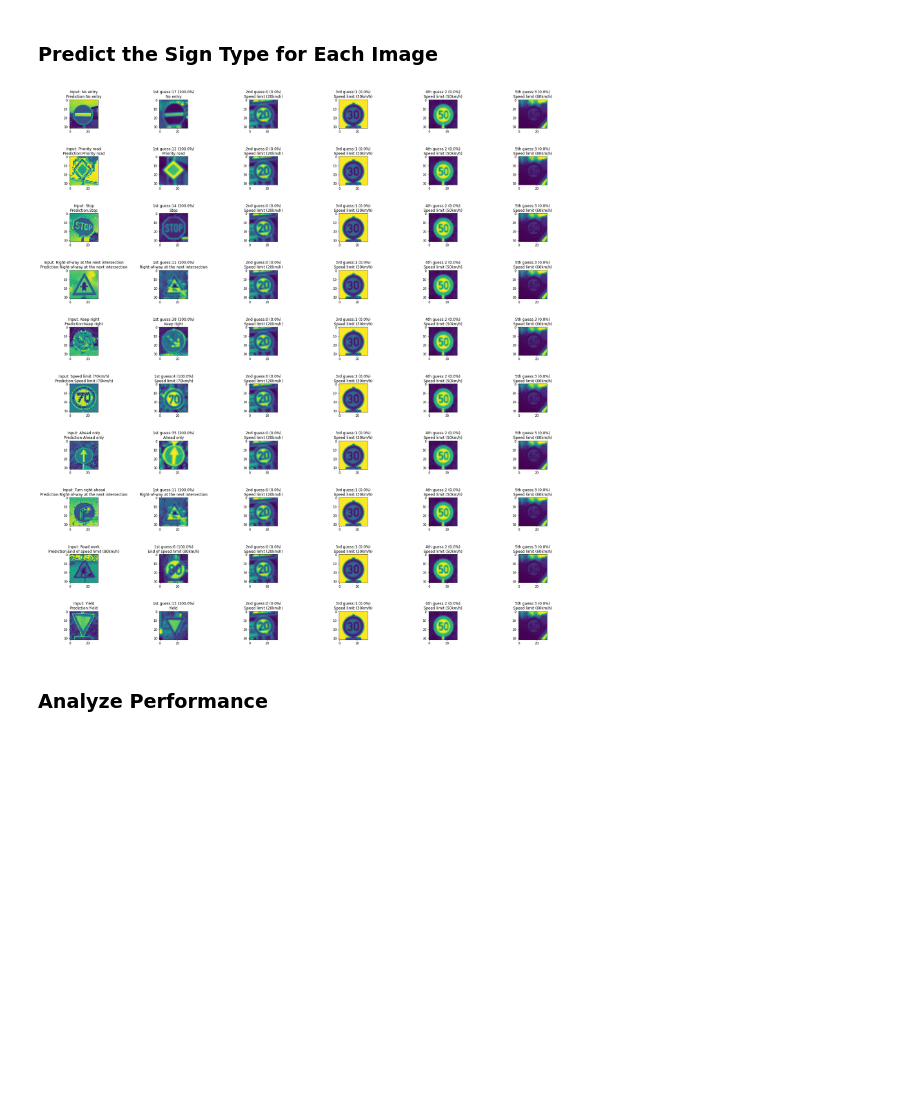
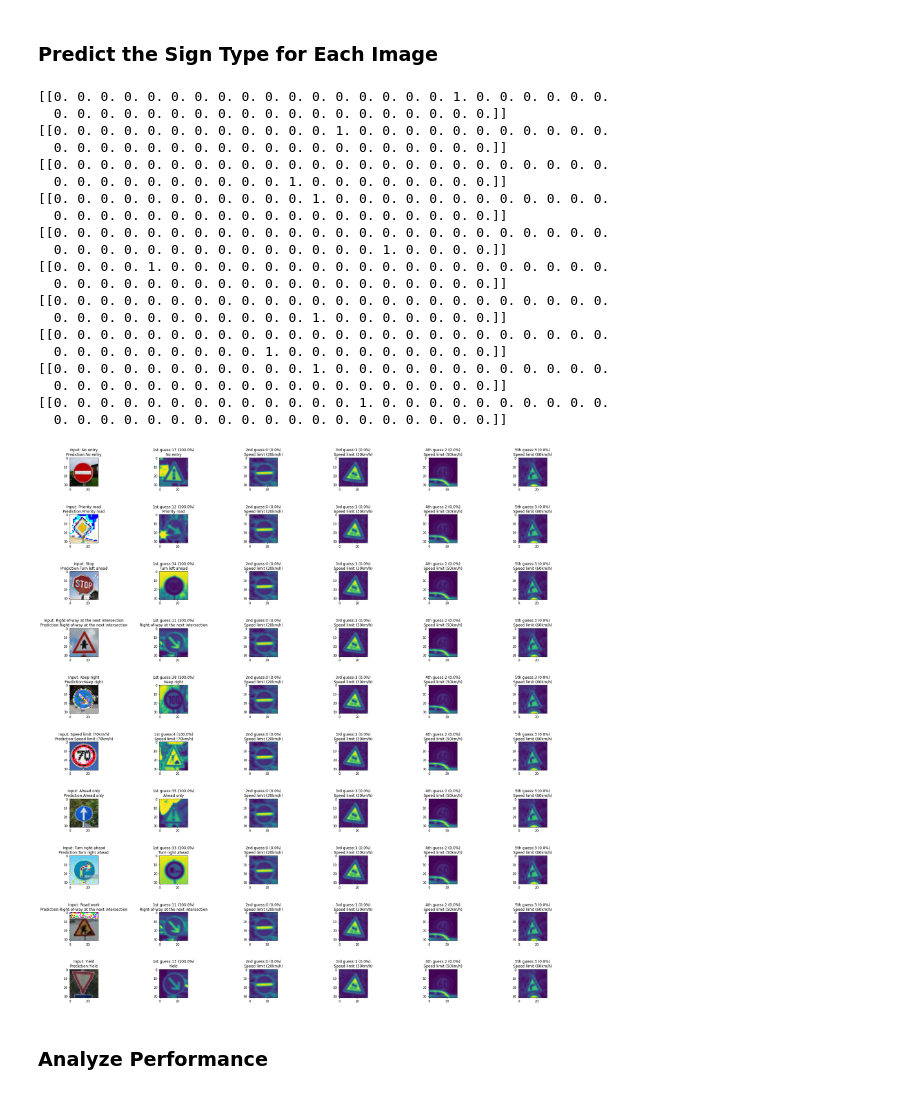
Before and after one commit to Lucashien/CarND-Project-2---Traffic_Sign_Classifier, a Jupyter notebook: Traffic_Sign_Classifier.ipynb, the cells around one changed output. Drawn from its saved outputs; the diff is of its cells as text; code cells hidden in the pictures; blank space fills up the shorter version.

```diff
--- a/Traffic_Sign_Classifier.ipynb
+++ b/Traffic_Sign_Classifier.ipynb
@@ -449,7 +472,7 @@ model.add(layers.Dense(43,activation = 'softmax'))
 # %%
-model.compile(optimizer = 'adam',loss = 'sparse_categorical_crossentropy',metrics=['accuracy'])
+model.compile(loss='sparse_categorical_crossentropy', optimizer='adam', metrics=['accuracy'])
 
-conv = model.fit(x_train,y_train,BATCH_SIZE,EPOCHS,validation_data=(x_valid,y_valid))
+history = model.fit(x_train,y_train,BATCH_SIZE,EPOCHS,validation_data=(x_valid,y_valid))
 # %% [output]
 Train on 34799 samples, validate on 4410 samples
 Epoch 1/30
@@ -548,7 +583,6 @@ def top_five_index(array):   # 找到前五大的數 以及它的位置
 # %% [markdown]
 ### Predict the Sign Type for Each Image
 # %%
-import pandas as pd
 plt.figure(figsize=(10, 5))
 y_real = np.array([17,12,14,11,38,4,35,33,25,13]) # 正確答案
 sign = pd.read_csv("/content/drive/MyDrive/traffic-signs-data/signnames.csv")
@@ -559,38 +593,68 @@ plt.subplots_adjust(left=0.125,           #調整繪圖位置
             wspace=0.2,
             hspace=1)
 right = 0 # 有幾個正確
 count = 0 # 到第幾張圖
 signNames = getSignNames()
 predictios_for_test = []
 
 seq = ['st','nd','rd','th','th'] # 印出順序
 for i in range(10):
+    # print("count = ",count)
     plt.subplot(10, 6,  count + 1)      #總共畫60張圖
     image = mpimg.imread('/content/drive/MyDrive/traffic-signs-data/testImages/'+str(i+1)+'.png')
-    imagey = np.multiply(image,256).astype(np.uint8)[:,:,0:3]
-    imagey = np.sum(imagey/3, axis=2, keepdims=True)
+    imagey = np.multiply(image,256).astype(np.uint8)[:,:,0:3]#Input 是前三個channel
 
-    plt.imshow(imagey.squeeze())
+
+    tf.image.rgb_to_grayscale(imagey)
+    plt.imshow(imagey)
+    imagey = cv2.cvtColor(imagey,cv2.COLOR_RGB2GRAY)
+    imagey = np.expand_dims(imagey,axis = 2)
+    # print(imagey.shape)
+
     imagey = (np.expand_dims(imagey, 0))    #多一維才可以丟進模型
+
     pred = model.predict(imagey)         #預測該圖片
+    print(pred)
     predictios_for_test.append(pred)        #可以印出來看看
+
     max_number, max_index = top_five_index(pred) #找出前五高
     prediction = sign.loc[sign['ClassId'] == np.argmax(pred),'SignName'].values[0]  #輸出預測的結果
     answer = sign.loc[sign['ClassId'] == signNames[y_real[i]][0],'SignName'].values[0] #輸出答案
     if prediction == answer:            #如果預測正確就+1
         right += 1
     plt.title('Input: '+ answer + '\nPrediction:'+prediction)
     count += 1 #顯示過就+1
     for j in range(5):
         plt.subplot(10, 6,  count + 1)
         sample = np.where(y_train==max_index[j])[0][0] # 找出哪些照片是該索引
         name = sign.loc[sign['ClassId'] == signNames[max_index[j]][0],'SignName'].values[0] #根據數字索引 印出文字索引
-        guess_image = x_train[sample].squeeze()  # 改變維度才能imshow
+        guess_image = x_test[sample].squeeze()  # 改變維度才能imshow
         plt.imshow(guess_image)
+        # print(max_index[j])
         plt.title(f'{j+1}{seq[j]} guess:{max_index[j]} ({round(max_number[j], 3)*100}%)\n{name}')# 印出猜測的文字索引
         count += 1  #顯示過就+1
 # %% [output]
+[[0. 0. 0. 0. 0. 0. 0. 0. 0. 0. 0. 0. 0. 0. 0. 0. 0. 1. 0. 0. 0. 0. 0. 0.
+  0. 0. 0. 0. 0. 0. 0. 0. 0. 0. 0. 0. 0. 0. 0. 0. 0. 0. 0.]]
+[[0. 0. 0. 0. 0. 0. 0. 0. 0. 0. 0. 0. 1. 0. 0. 0. 0. 0. 0. 0. 0. 0. 0. 0.
+  0. 0. 0. 0. 0. 0. 0. 0. 0. 0. 0. 0. 0. 0. 0. 0. 0. 0. 0.]]
+[[0. 0. 0. 0. 0. 0. 0. 0. 0. 0. 0. 0. 0. 0. 0. 0. 0. 0. 0. 0. 0. 0. 0. 0.
+  0. 0. 0. 0. 0. 0. 0. 0. 0. 0. 1. 0. 0. 0. 0. 0. 0. 0. 0.]]
+[[0. 0. 0. 0. 0. 0. 0. 0. 0. 0. 0. 1. 0. 0. 0. 0. 0. 0. 0. 0. 0. 0. 0. 0.
+  0. 0. 0. 0. 0. 0. 0. 0. 0. 0. 0. 0. 0. 0. 0. 0. 0. 0. 0.]]
+[[0. 0. 0. 0. 0. 0. 0. 0. 0. 0. 0. 0. 0. 0. 0. 0. 0. 0. 0. 0. 0. 0. 0. 0.
+  0. 0. 0. 0. 0. 0. 0. 0. 0. 0. 0. 0. 0. 0. 1. 0. 0. 0. 0.]]
+[[0. 0. 0. 0. 1. 0. 0. 0. 0. 0. 0. 0. 0. 0. 0. 0. 0. 0. 0. 0. 0. 0. 0. 0.
+  0. 0. 0. 0. 0. 0. 0. 0. 0. 0. 0. 0. 0. 0. 0. 0. 0. 0. 0.]]
+[[0. 0. 0. 0. 0. 0. 0. 0. 0. 0. 0. 0. 0. 0. 0. 0. 0. 0. 0. 0. 0. 0. 0. 0.
+  0. 0. 0. 0. 0. 0. 0. 0. 0. 0. 0. 1. 0. 0. 0. 0. 0. 0. 0.]]
+[[0. 0. 0. 0. 0. 0. 0. 0. 0. 0. 0. 0. 0. 0. 0. 0. 0. 0. 0. 0. 0. 0. 0. 0.
+  0. 0. 0. 0. 0. 0. 0. 0. 0. 1. 0. 0. 0. 0. 0. 0. 0. 0. 0.]]
+[[0. 0. 0. 0. 0. 0. 0. 0. 0. 0. 0. 1. 0. 0. 0. 0. 0. 0. 0. 0. 0. 0. 0. 0.
+  0. 0. 0. 0. 0. 0. 0. 0. 0. 0. 0. 0. 0. 0. 0. 0. 0. 0. 0.]]
+[[0. 0. 0. 0. 0. 0. 0. 0. 0. 0. 0. 0. 0. 1. 0. 0. 0. 0. 0. 0. 0. 0. 0. 0.
+  0. 0. 0. 0. 0. 0. 0. 0. 0. 0. 0. 0. 0. 0. 0. 0. 0. 0. 0.]]
-[figure, old version]
+[figure, new version]
 # %% [markdown]
 ### Analyze Performance
 # %%
```
Also changed, not shown: parts of 15 cells of this notebook, 1 other file.
